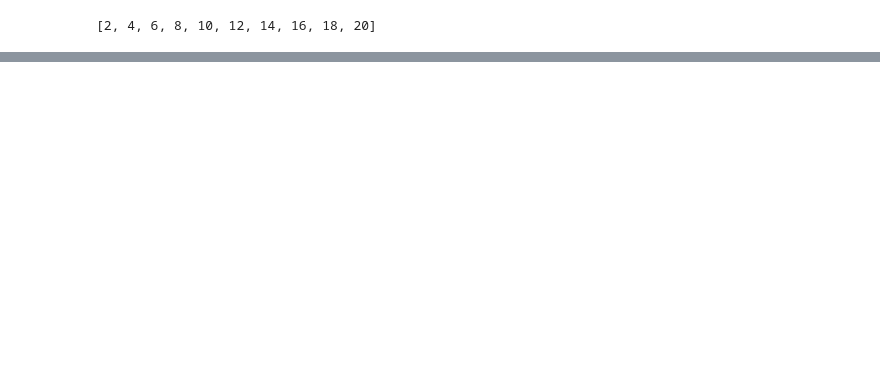
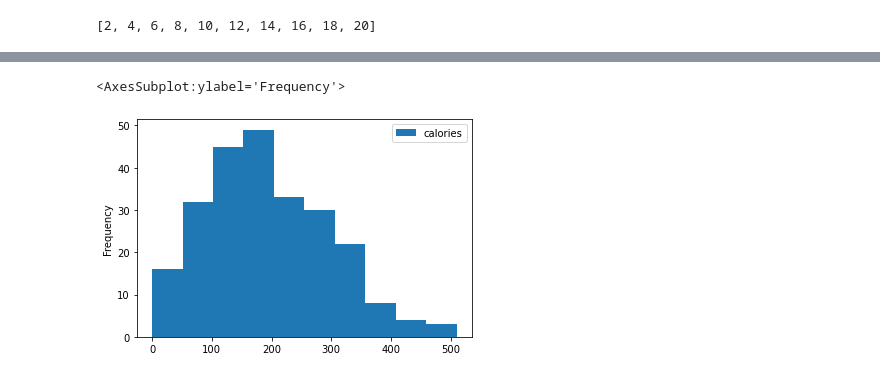
Before and after one commit to Myokom/MDST-Application, a Jupyter notebook: tutorial0/checkpoint0.ipynb, the cells around one changed output, grey strips where cells are left out. Drawn from its saved outputs; the diff is of its cells as text; code cells hidden in the pictures; blank space fills up the shorter version.

```diff
--- a/tutorial0/checkpoint0.ipynb
+++ b/tutorial0/checkpoint0.ipynb
@@ -60,3 +123,7 @@ new_list
 # %%
 # load in the "starbucks.csv" dataset
 # refer to how we read the cereal.csv dataset in the tutorial
+
+import pandas as pd
+
+df = pd.read_csv("../data/starbucks.csv")
@@ -69,4 +187,6 @@ new_list
 # %%
 # create a new column containing the caffeine per calories of each drink
+
+df["caffeine_per_calories"] = df["caffeine"] / df["calories"]
 # %%
 # what is the average calorie across all items?
@@ -77,10 +224,13 @@ new_list
 # %%
 # plot the distribution of the number of calories in drinks with a histogram
 df.plot(kind = "hist",
-      x = "beverages",
+      x = "beverage",
       y = "calories",
       ylabel = "calories",
       xlabel = "Beverages")
+# %% [output]
+<AxesSubplot:ylabel='Frequency'>
+[figure, added]
 # %%
 # plot calories against total fat with a scatterplot
 
```
Also changed, not shown: parts of 17 cells of this notebook, 1 other file.
